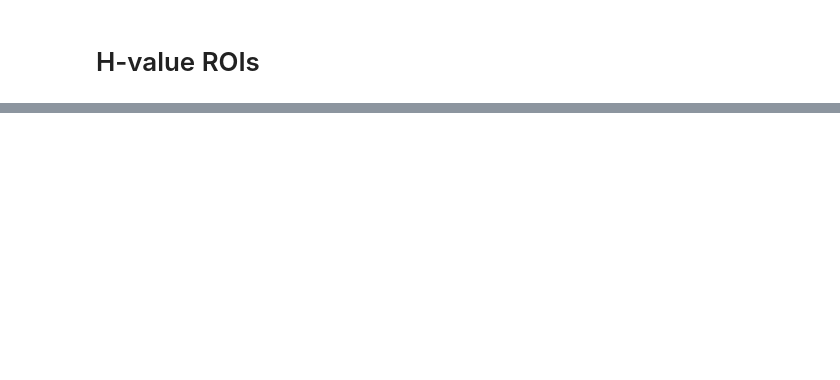
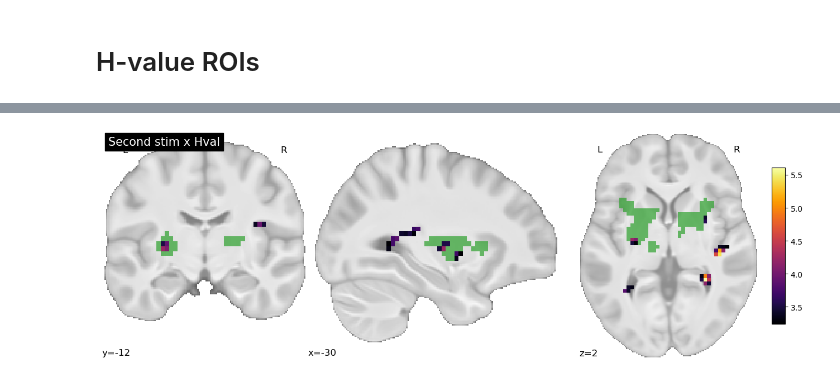
Before and after one commit to hugofluhr/learning-habits-analysis, a Jupyter notebook: results_notebooks/figures.ipynb, the cells around one changed output, grey strips where cells are left out. Cells and saved outputs as stored; diff of their text form; code cells hidden in the pictures; blank space fills up the shorter version.

```diff
--- a/results_notebooks/figures.ipynb
+++ b/results_notebooks/figures.ipynb
@@ -151,0 +162,39 @@ plotting.show()
+# %%
+glm1_second_stim_x_Hval = '/Users/hugofluhr/phd_local/data/LearningHabits/spm_outputs_noSDC/glm2_all_runs_scrubbed_2025-12-11-12-44/second-lvl/second_stimxhval/spmT_0001.nii'
+# %%
+fig = plt.figure(figsize=(12, 4))
+
+display = plotting.plot_anat(
+    avg_T1,
+    black_bg=False,
+    title="Second stim x Hval",
+    display_mode="ortho",
+    draw_cross=False,
+    cut_coords=(-30, -12, 2),
+    threshold=200,
+    dim='auto',
+    figure=fig
+)
+
+display.add_overlay(
+    masks["habit"],
+    cmap=roi_cmps[2],
+    alpha=0.7,
+)
+
+display.add_overlay(
+    glm1_second_stim_x_Hval,
+    vmin=3.24,
+    vmax=5.61,
+    colorbar=False,
+    cmap='inferno'
+)
+
+
+cax = fig.add_axes([1, 0.15, 0.02, 0.70])  # [left, bottom, width, height]
+norm = mpl.colors.Normalize(vmin=3.24, vmax=5.61)
+cb = mpl.colorbar.ColorbarBase(cax, cmap=mpl.cm.inferno, norm=norm)
+
+plotting.show()
+# %% [output]
+[figure, added]
```
Also changed, not shown: parts of 19 cells of this notebook.
